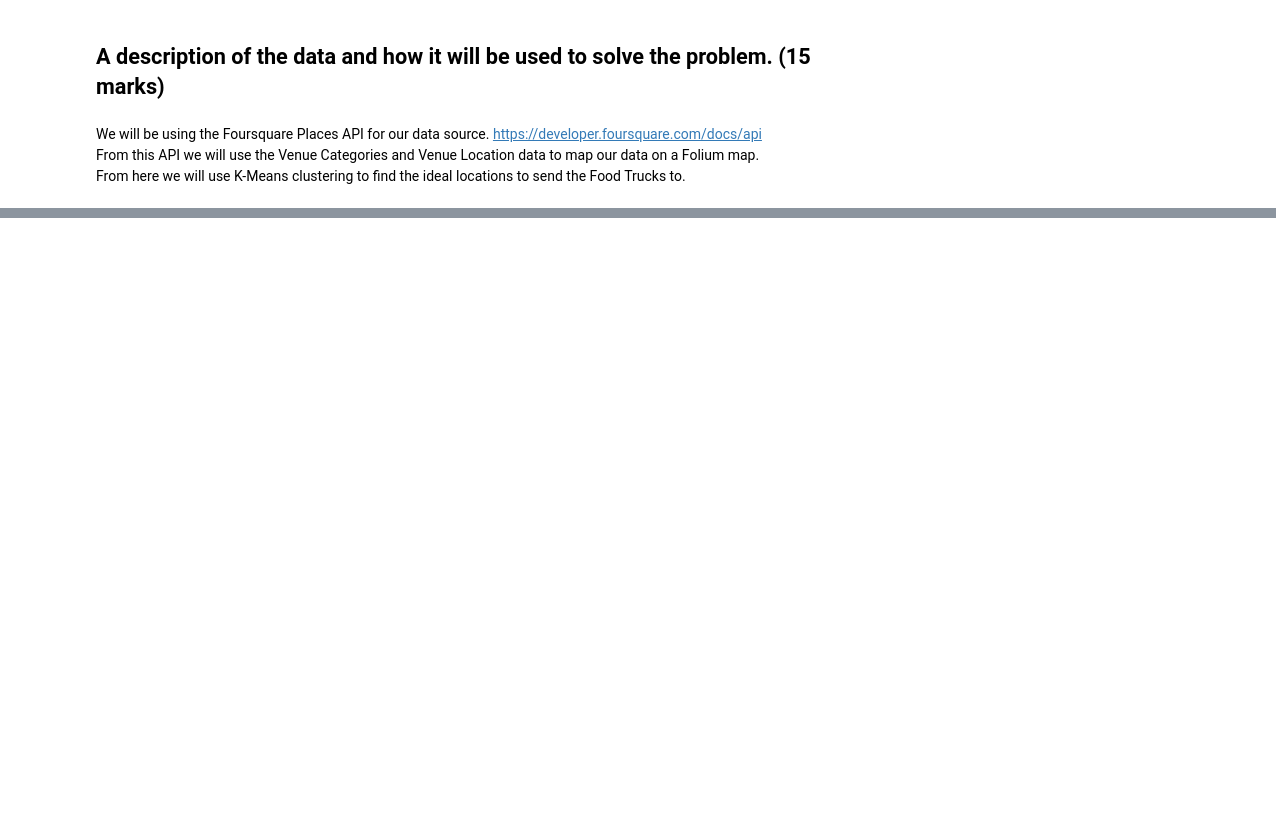
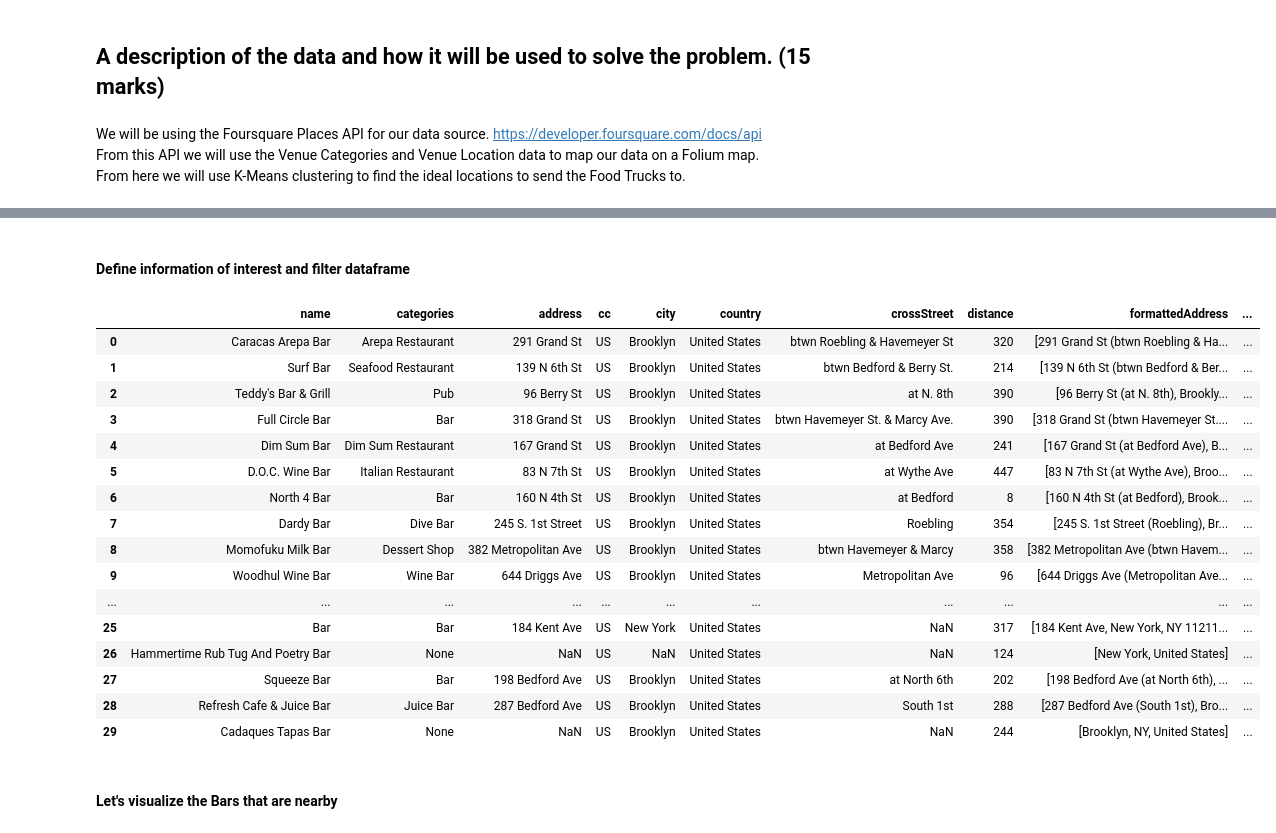
Before and after one commit to JPLAVALLEY/Coursera_Capstone, a Jupyter notebook: Capstone Project - The Battle of Neighborhoods.ipynb, the cells around one changed output, grey strips where cells are left out. Drawn from its saved outputs; the diff is of its cells as text; code cells hidden in the pictures; blank space fills up the shorter version.

```diff
--- a/Capstone Project - The Battle of Neighborhoods.ipynb
+++ b/Capstone Project - The Battle of Neighborhoods.ipynb
@@ -31,0 +108,4 @@ From here we will use K-Means clustering to find the ideal locations to send the
+# %%
+search_query = 'Bar'
+radius = 500
+print(search_query + ' .... OK!')
@@ -31,0 +116,3 @@ From here we will use K-Means clustering to find the ideal locations to send the
+# %%
+url = 'https://api.foursquare.com/v2/venues/search?client_id={}&client_secret={}&ll={},{}&v={}&query={}&radius={}&limit={}'.format(CLIENT_ID, CLIENT_SECRET, latitude, longitude, VERSION, search_query, radius, LIMIT)
+url
@@ -31,0 +123,3 @@ From here we will use K-Means clustering to find the ideal locations to send the
+# %%
+results = requests.get(url).json()
+results
@@ -31,0 +146,7 @@ From here we will use K-Means clustering to find the ideal locations to send the
+# %%
+# assign relevant part of JSON to venues
+venues = results['response']['venues']
+
+# tranform venues into a dataframe
+dataframe = json_normalize(venues)
+dataframe.head()
@@ -31,0 +161,46 @@ From here we will use K-Means clustering to find the ideal locations to send the
+# %% [markdown]
+#### Define information of interest and filter dataframe
+# %%
+# keep only columns that include venue name, and anything that is associated with location
+filtered_columns = ['name', 'categories'] + [col for col in dataframe.columns if col.startswith('location.')] + ['id']
+dataframe_filtered = dataframe.loc[:, filtered_columns]
+
+# function that extracts the category of the venue
+def get_category_type(row):
+    try:
+        categories_list = row['categories']
+    except:
+        categories_list = row['venue.categories']
+
+    if len(categories_list) == 0:
+        return None
+    else:
+        return categories_list[0]['name']
+
+# filter the category for each row
+dataframe_filtered['categories'] = dataframe_filtered.apply(get_category_type, axis=1)
+
+# clean column names by keeping only last term
+dataframe_filtered.columns = [column.split('.')[-1] for column in dataframe_filtered.columns]
+
+dataframe_filtered
+# %% [output]
+|  | name | categories | address | cc | city | country | crossStreet | distance | formattedAddress | ... |
+| 0 | Caracas Arepa Bar | Arepa Restaurant | 291 Grand St | US | Brooklyn | United States | btwn Roebling & Havemeyer St | 320 | [291 Grand St (btwn Roebling & Ha... | ... |
+| 1 | Surf Bar | Seafood Restaurant | 139 N 6th St | US | Brooklyn | United States | btwn Bedford & Berry St. | 214 | [139 N 6th St (btwn Bedford & Ber... | ... |
+| 2 | Teddy's Bar & Grill | Pub | 96 Berry St | US | Brooklyn | United States | at N. 8th | 390 | [96 Berry St (at N. 8th), Brookly... | ... |
+| 3 | Full Circle Bar | Bar | 318 Grand St | US | Brooklyn | United States | btwn Havemeyer St. & Marcy Ave. | 390 | [318 Grand St (btwn Havemeyer St.... | ... |
+| 4 | Dim Sum Bar | Dim Sum Restaurant | 167 Grand St | US | Brooklyn | United States | at Bedford Ave | 241 | [167 Grand St (at Bedford Ave), B... | ... |
+| 5 | D.O.C. Wine Bar | Italian Restaurant | 83 N 7th St | US | Brooklyn | United States | at Wythe Ave | 447 | [83 N 7th St (at Wythe Ave), Broo... | ... |
+| 6 | North 4 Bar | Bar | 160 N 4th St | US | Brooklyn | United States | at Bedford | 8 | [160 N 4th St (at Bedford), Brook... | ... |
+| 7 | Dardy Bar | Dive Bar | 245 S. 1st Street | US | Brooklyn | United States | Roebling | 354 | [245 S. 1st Street (Roebling), Br... | ... |
+| 8 | Momofuku Milk Bar | Dessert Shop | 382 Metropolitan Ave | US | Brooklyn | United States | btwn Havemeyer & Marcy | 358 | [382 Metropolitan Ave (btwn Havem... | ... |
+| 9 | Woodhul Wine Bar | Wine Bar | 644 Driggs Ave | US | Brooklyn | United States | Metropolitan Ave | 96 | [644 Driggs Ave (Metropolitan Ave... | ... |
+| ... | ... | ... | ... | ... | ... | ... | ... | ... | ... | ... |
+| 25 | Bar | Bar | 184 Kent Ave | US | New York | United States | NaN | 317 | [184 Kent Ave, New York, NY 11211... | ... |
+| 26 | Hammertime Rub Tug And Poetry Bar | None | NaN | US | NaN | United States | NaN | 124 | [New York, United States] | ... |
+| 27 | Squeeze Bar | Bar | 198 Bedford Ave | US | Brooklyn | United States | at North 6th | 202 | [198 Bedford Ave (at North 6th), ... | ... |
+| 28 | Refresh Cafe & Juice Bar | Juice Bar | 287 Bedford Ave | US | Brooklyn | United States | South 1st | 288 | [287 Bedford Ave (South 1st), Bro... | ... |
+| 29 | Cadaques Tapas Bar | None | NaN | US | Brooklyn | United States | NaN | 244 | [Brooklyn, NY, United States] | ... |
+# %% [markdown]
+#### Let's visualize the Bars that are nearby
```
Also changed, not shown: parts of 59 cells of this notebook.
